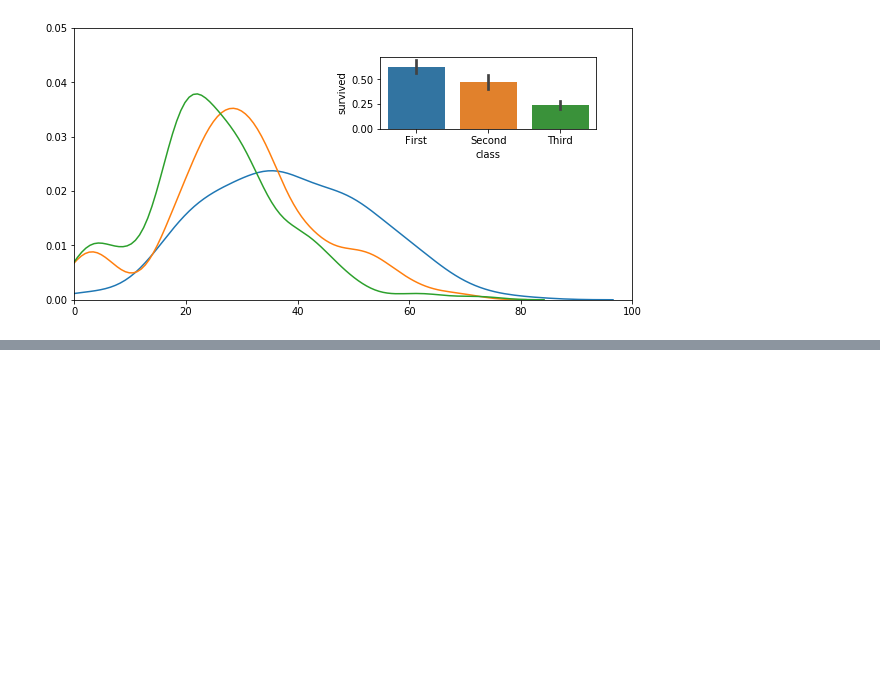
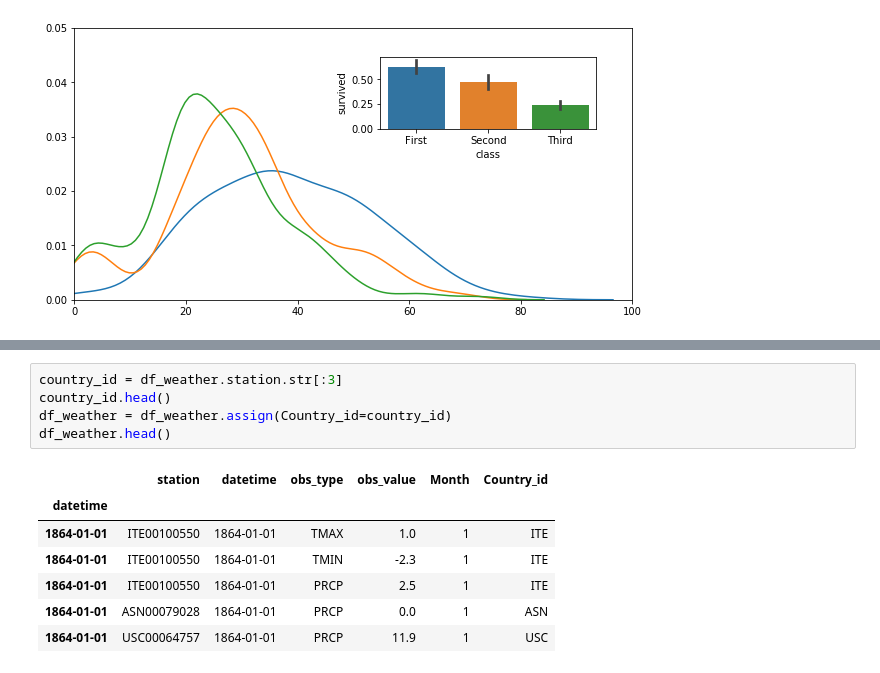
Before and after one commit to jansenjoost/SDS, a Jupyter notebook: Exc day 3.ipynb, the cells around one changed output, grey strips where cells are left out. Saved outputs shown, nothing was run; the diff lists cells and outputs as text; blank space fills up the shorter version.

```diff
--- a/Exc day 3.ipynb
+++ b/Exc day 3.ipynb
@@ -57,0 +117,13 @@ sns.barplot(x='class', y='survived', data=titanic)
+# %%
+country_id = df_weather.station.str[:3]
+country_id.head()
+df_weather = df_weather.assign(Country_id=country_id)
+df_weather.head()
+# %% [output]
+|  | station | datetime | obs_type | obs_value | Month | Country_id |
+| datetime |  |  |  |  |  |  |
+| 1864-01-01 | ITE00100550 | 1864-01-01 | TMAX | 1.0 | 1 | ITE |
+| 1864-01-01 | ITE00100550 | 1864-01-01 | TMIN | -2.3 | 1 | ITE |
+| 1864-01-01 | ITE00100550 | 1864-01-01 | PRCP | 2.5 | 1 | ITE |
+| 1864-01-01 | ASN00079028 | 1864-01-01 | PRCP | 0.0 | 1 | ASN |
+| 1864-01-01 | USC00064757 | 1864-01-01 | PRCP | 11.9 | 1 | USC |
```
Also changed, not shown: parts of 13 cells of this notebook, 1 other file.
